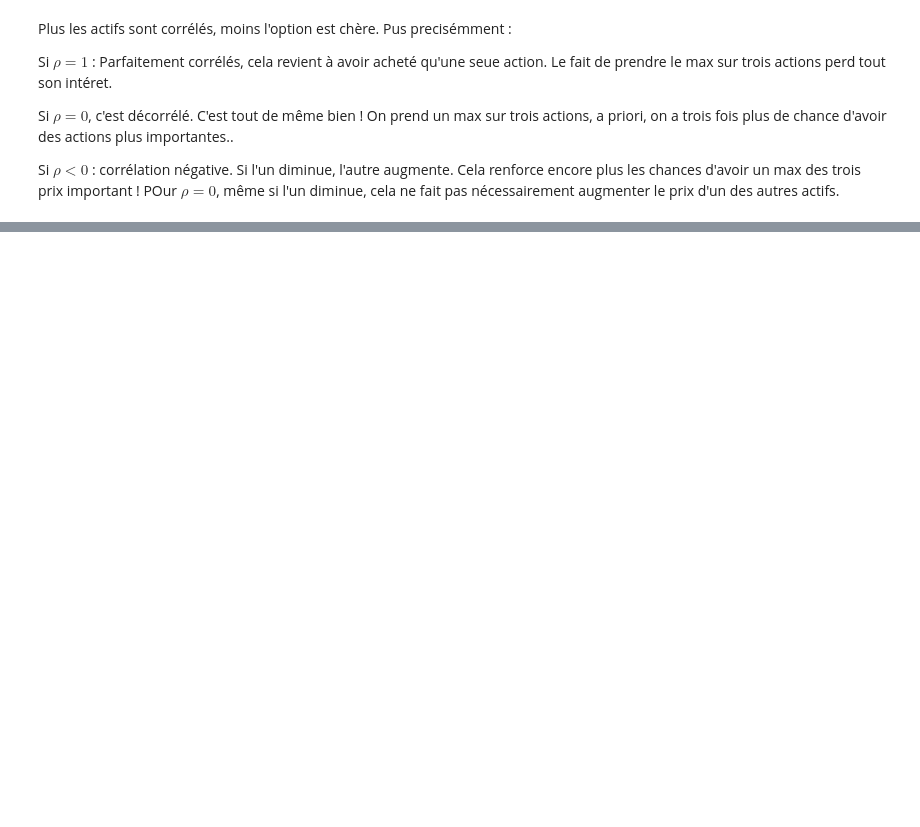
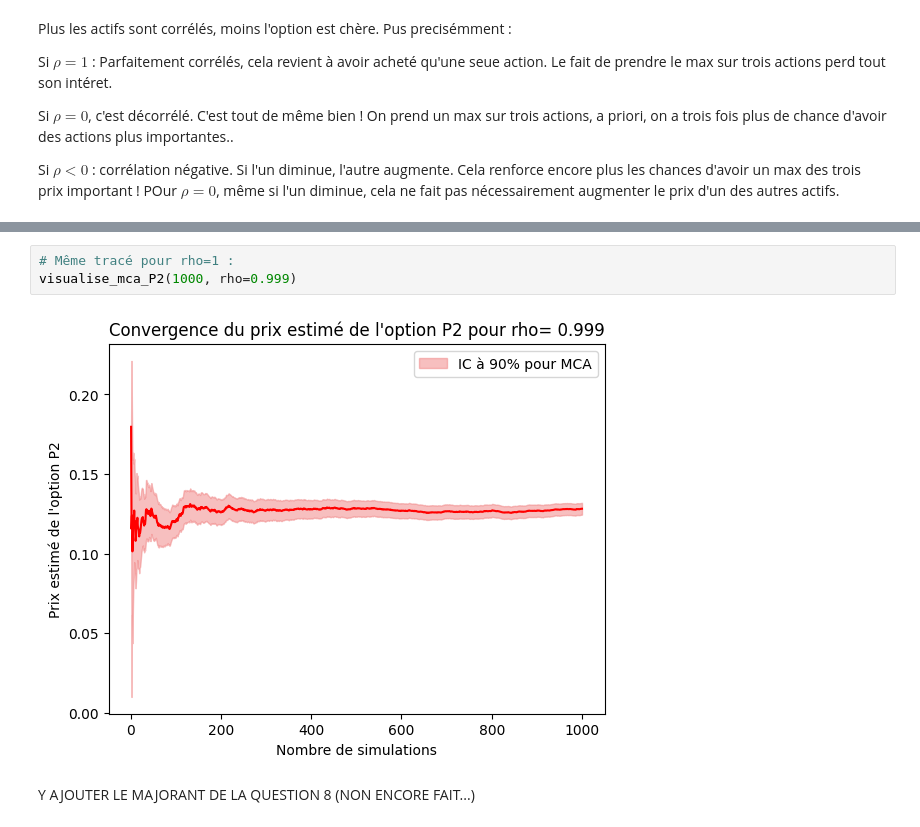
Before and after one commit to quentin-beaurez/Best-of-Options, a Jupyter notebook: Hugo_BestOf.ipynb, the cells around one changed output, grey strips where cells are left out. Drawn from its saved outputs; the diff is of its cells as text; blank space fills up the shorter version.

```diff
--- a/Hugo_BestOf.ipynb
+++ b/Hugo_BestOf.ipynb
@@ -306,0 +387,7 @@ Si $\rho<0$ : corrélation négative. Si l'un diminue, l'autre augmente. Cela re
+# %%
+# Même tracé pour rho=1 :
+visualise_mca_P2(1000, rho=0.999)
+# %% [output]
+[figure, added]
+# %% [markdown]
+Y AJOUTER LE MAJORANT DE LA QUESTION 8 (NON ENCORE FAIT...)
```
Also changed, not shown: parts of 14 cells of this notebook.
